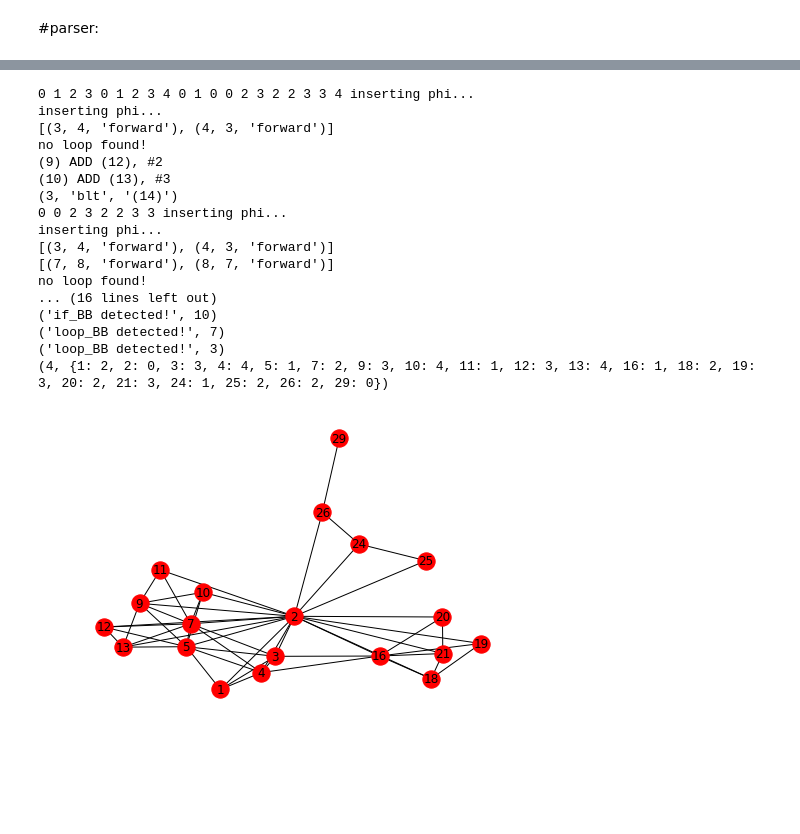
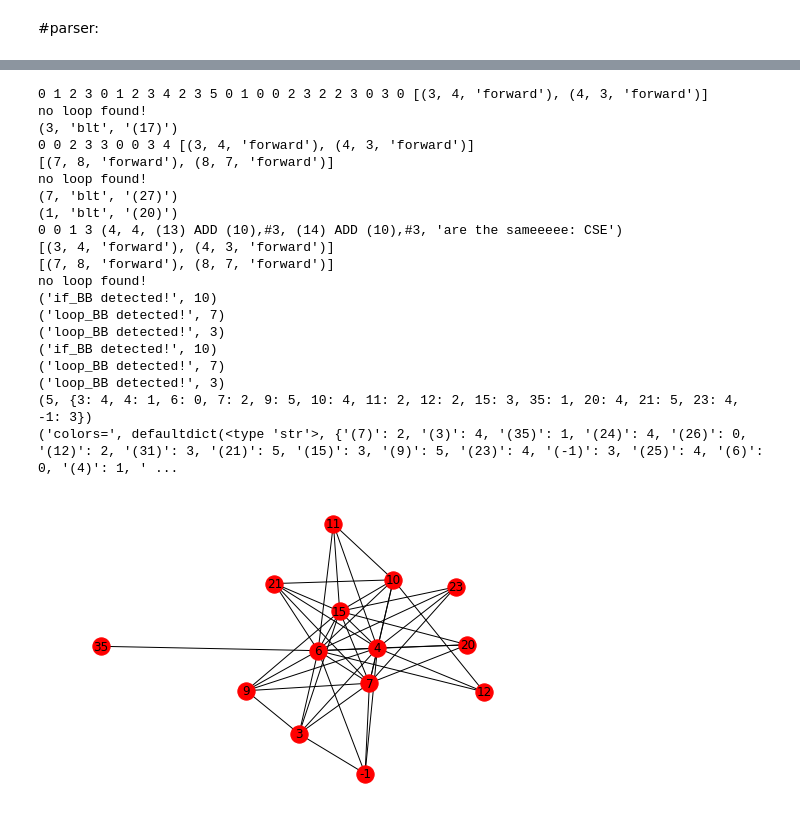
Before and after one commit to amatii/compiler, a Jupyter notebook: parser_SSA-refactor-newSSA.ipynb, the cells around one changed output, grey strips where cells are left out. Drawn from its saved outputs; the diff is of its cells as text; code cells hidden in the pictures; blank space fills up the shorter version.

```diff
--- a/parser_SSA-refactor-newSSA.ipynb
+++ b/parser_SSA-refactor-newSSA.ipynb
@@ -158,72 +241,80 @@ code='''
 main
 var a, b, c, d;
 {
-	let a <- 1;
+	let a <- 1 + 5 + 6;
 	let b <- 2;
 	let c <- 3;
 	let d <- 4;
-    let k <- 5;
+    let k <- 4;
+    let c <- d+e;
 
 	if a< b then
 		let a <- a + 1;
 		while c < d do
 			let c <- c + 2;
-			let d <- d + 3 + k
+			let d <- a + 3;
+            let d <- a + 3
 		od
 	else
 		let a <- a + 4;
 		while c < d do
-			let c <- c + 5;
-			let d <- d + 6
+			let d <- a + 5;
+			let a <- d + 6 + k
 		od
 	fi;
 
 	let a <- a + b + d
 }.'''
-%matplotlib inline
+#file_name="/home/ahmad/Documents/compiler/project/testprogs/test014.txt"
+#code="".join([lines for lines in open(file_name,'r')])
+
 def testa(code):
     tk=Tokenizer(l_kewords,token_specification)
     tk.tokenize_program(code)
     #tk.print_tokens()
     c=parser(tk.result,rules)
     c.check_computation()
-    c.visulize()
+    #c.visulize()
 
     # these lines are for CSE: need to be refactorized!
     c.build_graph()
-    c.all_dom_pair()
+    c.Remove_CSE()
     c.visulize()
-    !graph-easy grid.dot --as_dot | dot -Tpng -o graph_before_cse.png
-
+    !graph-easy grid.dot --as_dot | dot -Tpng -o graph_after_cse.png
 
     #reg allocation:
     c.make_inference_graph()
-    c.color_inf_graph()
+    #c.color_inf_graph()#called inside generate_reg_allocated_code func. absord!
 
-    !graph-easy grid.dot --as_dot | dot -Tpng -o graph.png
+    #generate the register allocated code!
+    c.generate_reg_allocated_code()
+    c.visulize(show="code_reg_alloc")
+    !graph-easy grid.dot --as_dot | dot -Tpng -o graph_register.png
+
     !graph-easy grid_live.dot --as_dot | dot -Tpng -o graph_live.png
 
 testa(code)
-
-from IPython.display import Image
 #Image(filename='graph.png')
 # %% [output]
-0 1 2 3 0 1 2 3 4 0 1 0 0 2 3 2 2 3 3 4 inserting phi...
-inserting phi...
-[(3, 4, 'forward'), (4, 3, 'forward')]
+0 1 2 3 0 1 2 3 4 2 3 5 0 1 0 0 2 3 2 2 3 0 3 0 [(3, 4, 'forward'), (4, 3, 'forward')]
 no loop found!
-(9) ADD (12), #2
-(10) ADD (13), #3
-(3, 'blt', '(14)')
-0 0 2 3 2 2 3 3 inserting phi...
-inserting phi...
+(3, 'blt', '(17)')
+0 0 2 3 3 0 0 3 4 [(3, 4, 'forward'), (4, 3, 'forward')]
+[(7, 8, 'forward'), (8, 7, 'forward')]
+no loop found!
+(7, 'blt', '(27)')
+(1, 'blt', '(20)')
+0 0 1 3 (4, 4, (13) ADD (10),#3, (14) ADD (10),#3, 'are the sameeeee: CSE')
 [(3, 4, 'forward'), (4, 3, 'forward')]
 [(7, 8, 'forward'), (8, 7, 'forward')]
 no loop found!
-... (16 lines left out)
 ('if_BB detected!', 10)
 ('loop_BB detected!', 7)
 ('loop_BB detected!', 3)
-(4, {1: 2, 2: 0, 3: 3, 4: 4, 5: 1, 7: 2, 9: 3, 10: 4, 11: 1, 12: 3, 13: 4, 16: 1, 18: 2, 19: 3, 20: 2, 21: 3, 24: 1, 25: 2, 26: 2, 29: 0})
+('if_BB detected!', 10)
+('loop_BB detected!', 7)
+('loop_BB detected!', 3)
+(5, {3: 4, 4: 1, 6: 0, 7: 2, 9: 5, 10: 4, 11: 2, 12: 2, 15: 3, 35: 1, 20: 4, 21: 5, 23: 4, -1: 3})
+('colors=', defaultdict(<type 'str'>, {'(7)': 2, '(3)': 4, '(35)': 1, '(24)': 4, '(26)': 0, '(12)': 2, '(31)': 3, '(21)': 5, '(15)': 3, '(9)': 5, '(23)': 4, '(-1)': 3, '(25)': 4, '(6)': 0, '(4)': 1, ' ...
-[figure, old version]
+[figure, new version]
 # %%
```
Also changed, not shown: parts of 7 cells of this notebook, 5 other files.
